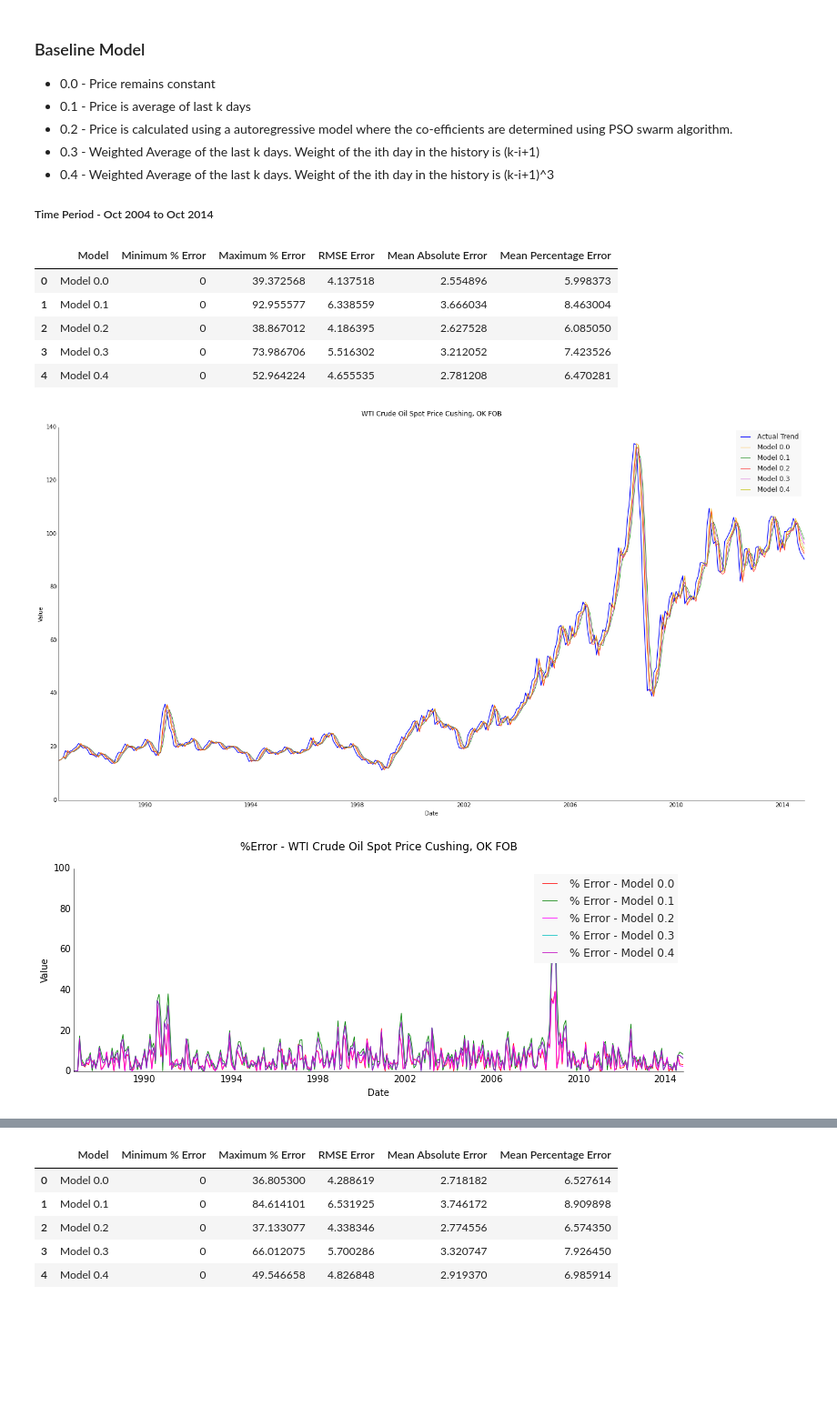
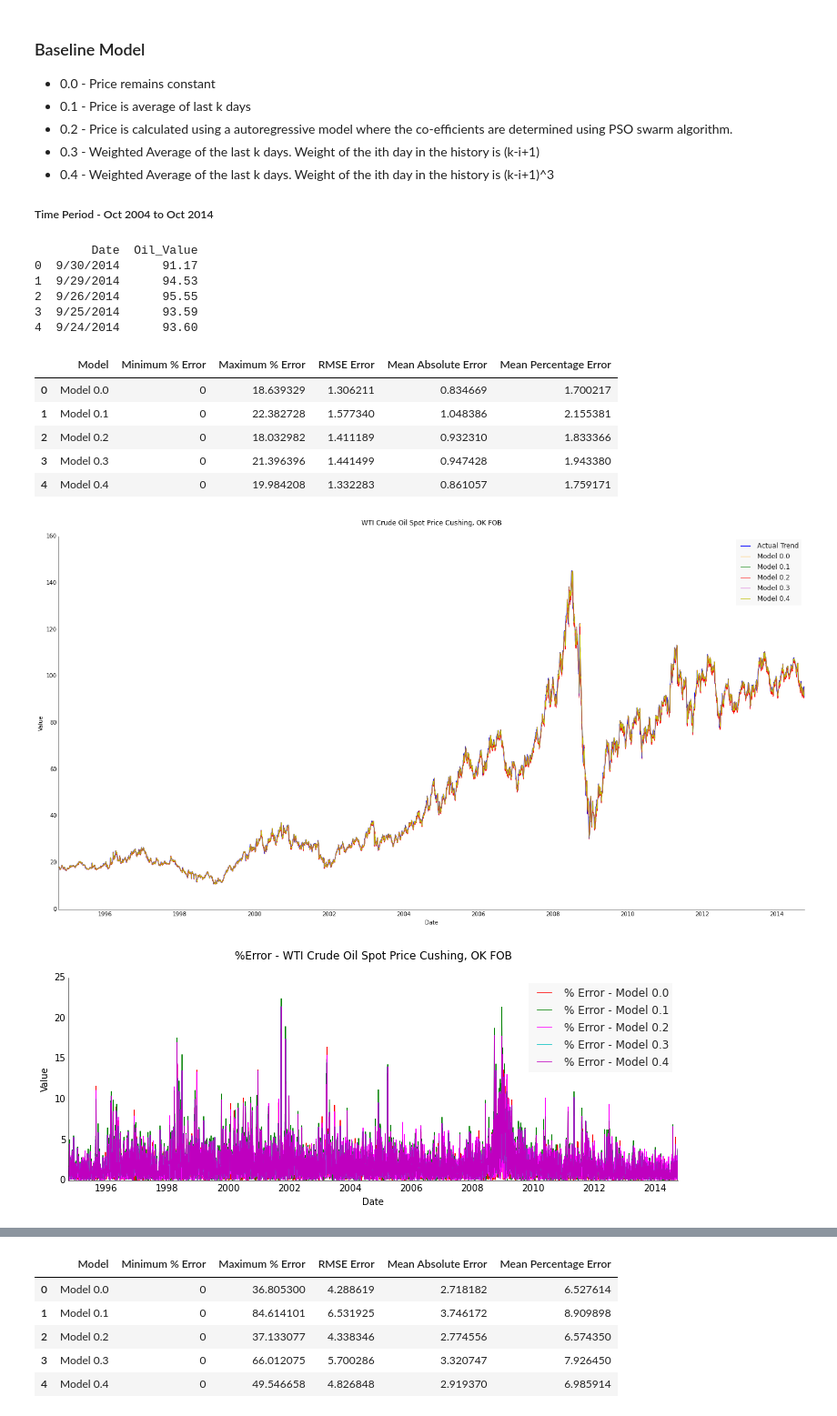
Before and after one commit to Sree-vathsan/CSE591-Data-Science-Project, a Jupyter notebook: baselineModel/bm_oil.ipynb, the cells around one changed output, grey strips where cells are left out. Shown at 91% size. Cells and saved outputs as stored; diff of their text form; code cells hidden in the pictures; blank space fills up the shorter version.

Commit message:
Plots over Daily data
Note: Changes to daily dataframe doen only for WTI TX oil

```diff
--- a/baselineModel/bm_oil.ipynb
+++ b/baselineModel/bm_oil.ipynb
@@ -25,22 +25,29 @@ from IPython.core.display import HTML
 #WTI Crude Oil Spot Price Cushing, OK FOB
 fig, axes = plt.subplots(1, figsize=(24,12))
 #Data from Oct 2004 to Oct 2014
+'''
 dataWTICrude = pd.read_csv('https://raw.githubusercontent.com/Sree-vathsan/CSE591-Data-Science-Project/master/baselineModel/EIA_Spot_Prices_10_1986-10_2014.csv')
+'''
 #dataWTICrude = pd.read_csv('https://raw.githubusercontent.com/Sree-vathsan/CSE591-Data-Science-Project/master/baselineModel/DOE-RWTC_Monthly_198610_201410.csv')
 #dataWTICrude = pd.read_csv('https://raw.githubusercontent.com/Sree-vathsan/CSE591-Data-Science-Project/master/baselineModel/DOE-RWTC_Monthly_200410_201410.csv')
 #Data from Oct 1994 to Oct 2014
 #dataWTICrude = pd.read_csv('https://raw.githubusercontent.com/Sree-vathsan/CSE591-Data-Science-Project/master/baselineModel/DOE-RWTC_Monthly_199410_201410.csv')
-n = len(dataWTICrude.index)
+
 #dataWTICrude['Date'] = pd.to_datetime(dataWTICrude['Date'])
 #dataWTICrude = dataWTICrude.sort(columns='Date')
 #dataWTICrude.plot(x='Date',y='Value')
+oilDataPath = 'https://raw.githubusercontent.com/Sree-vathsan/CSE591-Data-Science-Project/master/regressionModel/data/CRUDE_OIL_WTI_US_ENERGY_Daily_1994-10-03_2014-09-30.csv'
+dataWTICrude = pd.read_csv(oilDataPath)
+
 x = dataWTICrude['Date']
-y = dataWTICrude['Value']
+y = dataWTICrude['Oil_Value']
 
+print(dataWTICrude.head())
+n = len(dataWTICrude.index)
 date=[]
 for d in x:
     date.append(datetime.datetime.strptime(d,'%m/%d/%Y'))
-  #date.append(datetime.datetime.strptime(d,'%Y-%m-%d'))
+    #date.append(datetime.datetime.strptime(d,'%Y-%m-%d'))
 
 ppl.plot(axes, date, y, label=str("Actual Trend"), linewidth=1.25, c='blue')
 
@@ -60,7 +67,7 @@ axes1.set_ylabel('Value')
 axes1.set_xlabel('Date')
 
 
-y= dataWTICrude['Value']
+y= dataWTICrude['Oil_Value']
 pred_y0=np.copy(y)
 pred_y1=np.copy(y)
 pred_y2=np.copy(y)
@@ -163,40 +170,46 @@ ppl.plot(axes, date, pred_y4, label=str("Model 0.4"), linewidth=0.75)
 ppl.plot(axes1, date, errVar_y0, label=str("% Error - Model 0.0"), linewidth=0.75, c='red')
 ppl.plot(axes1, date, errVar_y1, label=str("% Error - Model 0.1"), linewidth=0.75, c='green')
 ppl.plot(axes1, date, errVar_y2, label=str("% Error - Model 0.2"), linewidth=0.75, c='magenta')
 ppl.plot(axes1, date, errVar_y3, label=str("% Error - Model 0.3"), linewidth=0.75)
 ppl.plot(axes1, date, errVar_y3, label=str("% Error - Model 0.4"), linewidth=0.75)
 
 ppl.legend(axes)
 ppl.legend(axes1)
 
 dfErr = pd.DataFrame(data=None, columns=['Model','Minimum % Error','Maximum % Error', 'RMSE Error', 'Mean Absolute Error','Mean Percentage Error'])
 dfErr['Model'] = ('Model 0.0', 'Model 0.1', 'Model 0.2', 'Model 0.3','Model 0.4')
 dfErr['Minimum % Error'] = (min(errVar_y0), min(errVar_y1),min(errVar_y2),min(errVar_y3),min(errVar_y4))
 dfErr['Maximum % Error'] = (max(errVar_y0), max(errVar_y1),max(errVar_y2),max(errVar_y3),max(errVar_y4))
 dfErr['RMSE Error'] = (errRMS_y0,errRMS_y1,errRMS_y2,errRMS_y3,errRMS_y4)
 dfErr['Mean Absolute Error'] = (np.mean(errABS_y0),np.mean(errABS_y1),np.mean(errABS_y2),np.mean(errABS_y3),np.mean(errABS_y4))
 dfErr['Mean Percentage Error']= (np.mean(errVar_y0),np.mean(errVar_y1),np.mean(errVar_y2),np.mean(errVar_y3),np.mean(errVar_y4))
 dfForecast = pd.DataFrame(data=None, columns=['Model','November 2014','December 2014'])
 dfForecast['Model'] = ('Model 0.0', 'Model 0.1', 'Model 0.2','Model 0.3','Model 0.4')
 
 
 dfErr
 
 #(novForecast0,novForecast1,novForecast2)
 
 #print("Minimum % Error")
 #print(min(err_y))
 #print("Maximum % Error")
 #print(max(err_y))
 # %% [output]
+        Date  Oil_Value
+0  9/30/2014      91.17
+1  9/29/2014      94.53
+2  9/26/2014      95.55
+3  9/25/2014      93.59
+4  9/24/2014      93.60
 |  | Model | Minimum % Error | Maximum % Error | RMSE Error | Mean Absolute Error | Mean Percentage Error |
-| 0 | Model 0.0 | 0 | 39.372568 | 4.137518 | 2.554896 | 5.998373 |
-| 1 | Model 0.1 | 0 | 92.955577 | 6.338559 | 3.666034 | 8.463004 |
-| 2 | Model 0.2 | 0 | 38.867012 | 4.186395 | 2.627528 | 6.085050 |
-| 3 | Model 0.3 | 0 | 73.986706 | 5.516302 | 3.212052 | 7.423526 |
-| 4 | Model 0.4 | 0 | 52.964224 | 4.655535 | 2.781208 | 6.470281 |
+| 0 | Model 0.0 | 0 | 18.639329 | 1.306211 | 0.834669 | 1.700217 |
+| 1 | Model 0.1 | 0 | 22.382728 | 1.577340 | 1.048386 | 2.155381 |
+| 2 | Model 0.2 | 0 | 18.032982 | 1.411189 | 0.932310 | 1.833366 |
+| 3 | Model 0.3 | 0 | 21.396396 | 1.441499 | 0.947428 | 1.943380 |
+| 4 | Model 0.4 | 0 | 19.984208 | 1.332283 | 0.861057 | 1.759171 |
-[figure, old version]
+[figure, new version]
-[figure, old version]
+[figure, new version]
 # %%
 #Error Correction
 def computeErrorCorrectionFactor(pred,actual):
```
Also changed, not shown: parts of 4 cells of this notebook.
